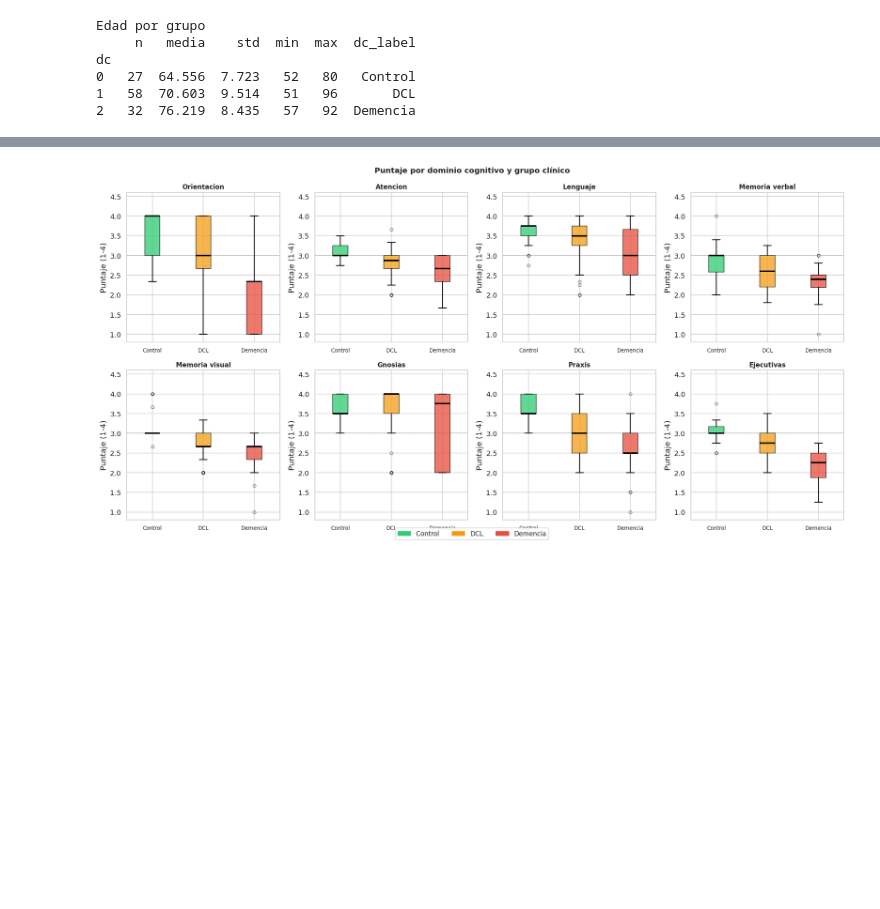
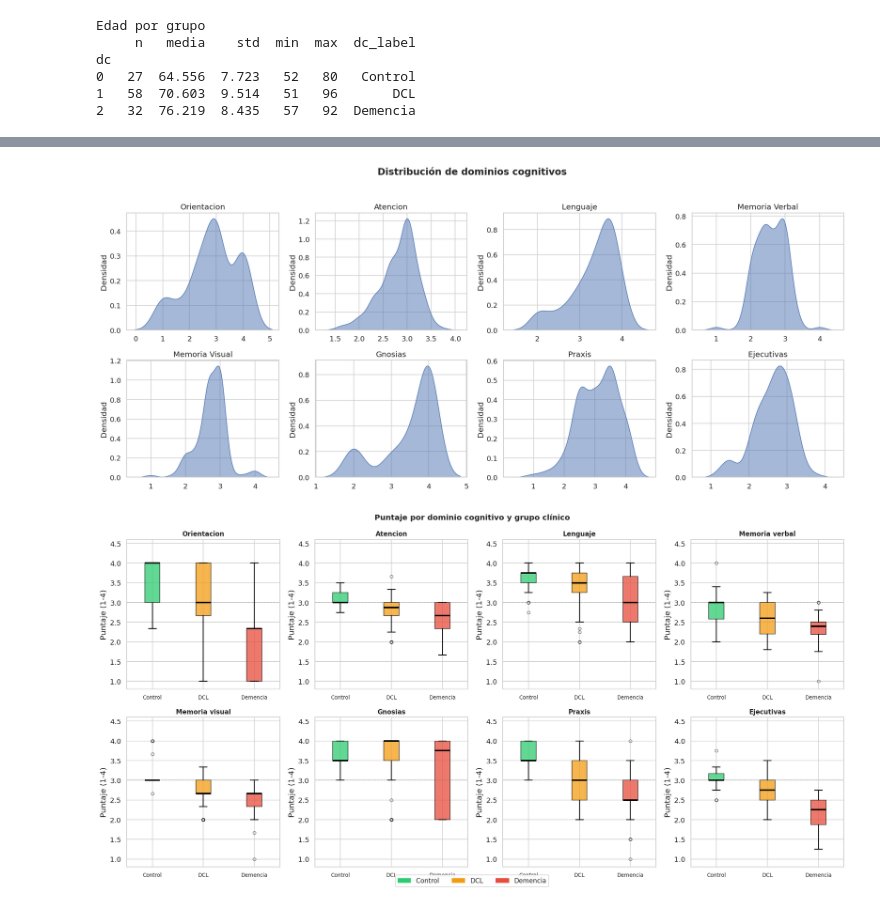
Before and after one commit to Nicolasg2c/dc_model_ts, a Jupyter notebook: src/dc_pipeline_2.ipynb, the cells around one changed output, grey strips where cells are left out. Saved outputs shown, nothing was run; the diff lists cells and outputs as text; code cells hidden in the pictures; blank space fills up the shorter version.

```diff
--- a/src/dc_pipeline_2.ipynb
+++ b/src/dc_pipeline_2.ipynb
@@ -1461,3 +1456,33 @@ plt.show()
+# %%
+fig, axes = plt.subplots(2, 4, figsize=(18, 8))
+
+fig.suptitle(
+    "Distribución de dominios cognitivos",
+    fontsize=16,
+    fontweight="bold"
+)
+
+for ax, dominio in zip(axes.flatten(), DOMINIOS):
+
+    sns.kdeplot(
+        data=df_complete,
+        x=dominio,
+        fill=True,
+        alpha=0.5,
+        ax=ax
+    )
+
+    ax.set_title(dominio.replace('_', ' ').title())
+
+    ax.set_xlabel("")
+
+    ax.set_ylabel("Densidad")
+
+plt.tight_layout(rect=[0, 0, 1, 0.95])
+
+plt.show()
+# %% [output]
+[figure, added]
 # %%
 fig, axes = plt.subplots(2, 4, figsize=(18, 9), squeeze=False)
 axes_flat = axes.flatten()
```
Also changed, not shown: parts of 8 cells of this notebook.
